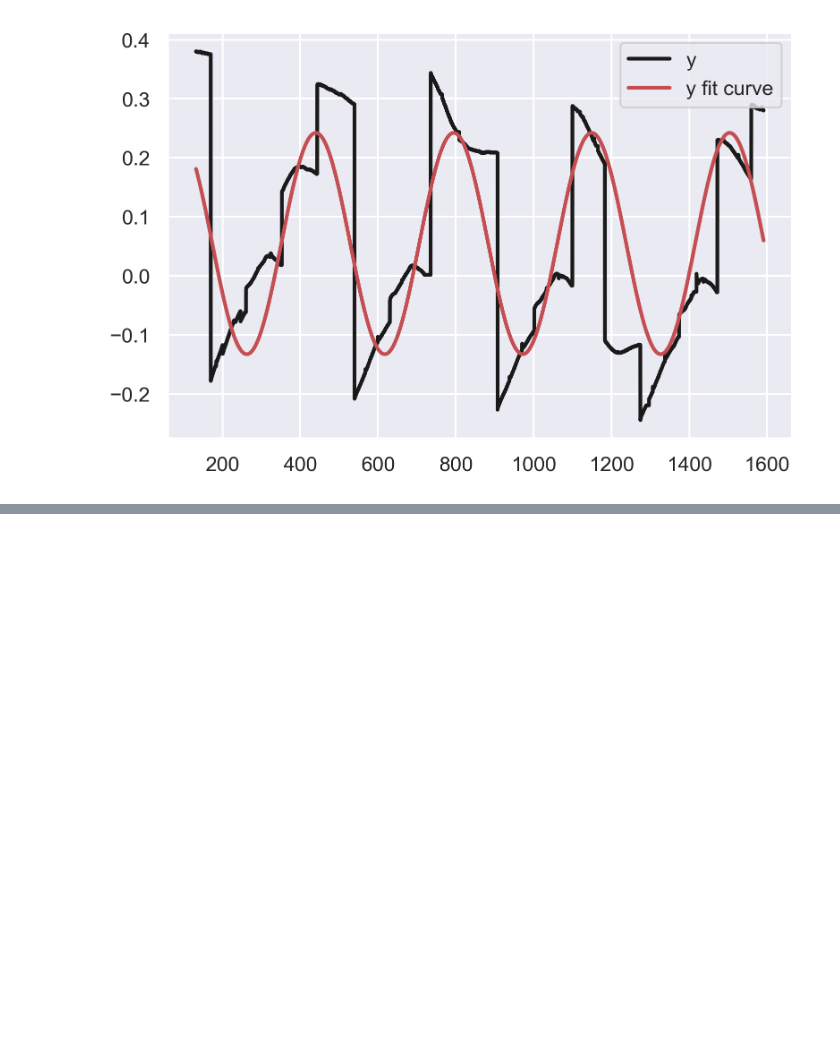
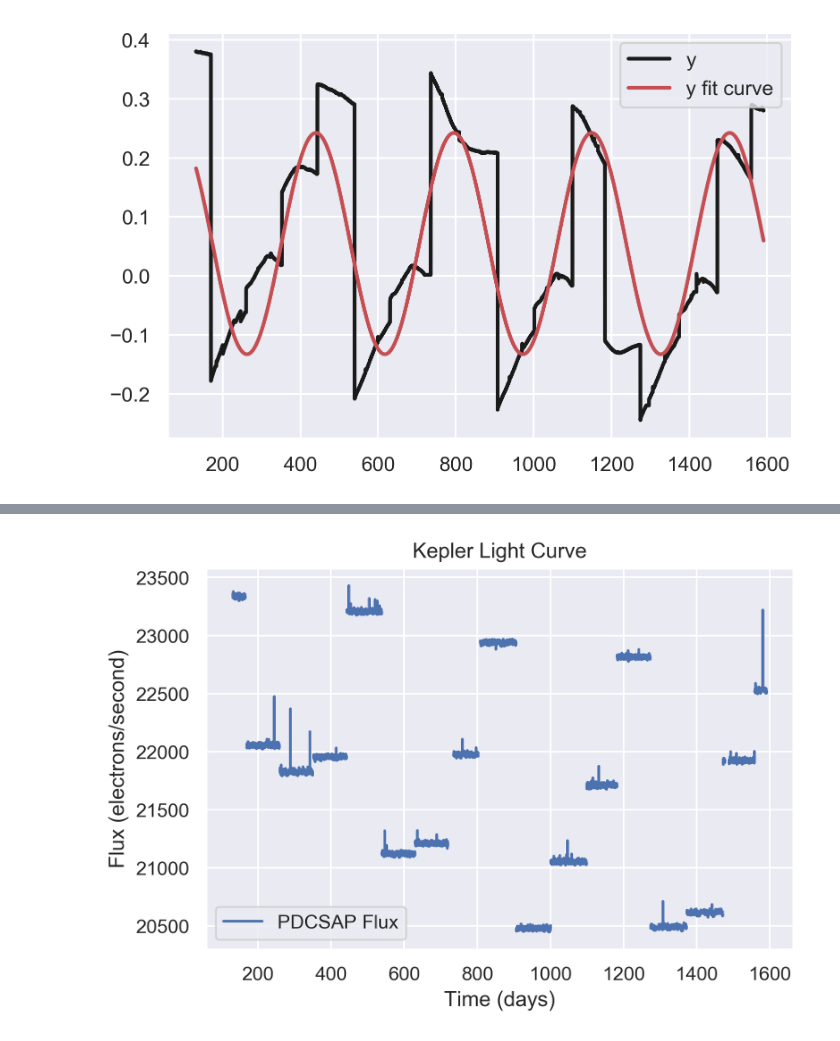
Before and after one commit to mtctr/kepler, a Jupyter notebook: tests.ipynb, the cells around one changed output, grey strips where cells are left out. Cells and saved outputs as stored; diff of their text form; code cells hidden in the pictures; blank space fills up the shorter version.

```diff
--- a/tests.ipynb
+++ b/tests.ipynb
@@ -57,0 +167,40 @@ res['period']
+# %%
+folder_path="datasets/time-curves/2301590/"
+
+filenames = os.listdir(folder_path)
+for filename in filenames:
+    if(filename.endswith('.fits')):
+        first_file = filename
+        break
+
+with fits.open(folder_path+filename, mode="readonly") as hdulist:
+    # Read in the "BJDREF" which is the time offset of the time array.
+    bjdrefi = hdulist[1].header['BJDREFI']
+    bjdreff = hdulist[1].header['BJDREFF']
+    # Read in the columns of data.
+    times = hdulist[1].data['time']
+    sap_fluxes = hdulist[1].data['SAP_FLUX']
+    pdcsap_fluxes = hdulist[1].data['PDCSAP_FLUX']
+
+for filename in filenames:
+    if(filename.endswith('.fits') and not filename == first_file):
+        with fits.open(folder_path+filename, mode="readonly") as hdulist:
+
+            # Read in the columns of data.
+            times = np.append(times, hdulist[1].data['time'])
+            sap_fluxes = np.append(sap_fluxes, hdulist[1].data['SAP_FLUX'])
+            pdcsap_fluxes = np.append(pdcsap_fluxes, hdulist[1].data['PDCSAP_FLUX'])
+# %%
+# Convert the time array to full BJD by adding the offset back in.
+bjds = times
+
+plt.figure(1,dpi=300)
+# Plot the time, uncorrected and corrected fluxes.
+plt.plot(bjds, pdcsap_fluxes, '-b', label='PDCSAP Flux')
+plt.title('Kepler Light Curve')
+plt.legend()
+plt.xlabel('Time (days)')
+plt.ylabel('Flux (electrons/second)')
+plt.show()
+# %% [output]
+[figure, added]
```
Also changed, not shown: parts of 12 cells of this notebook.
